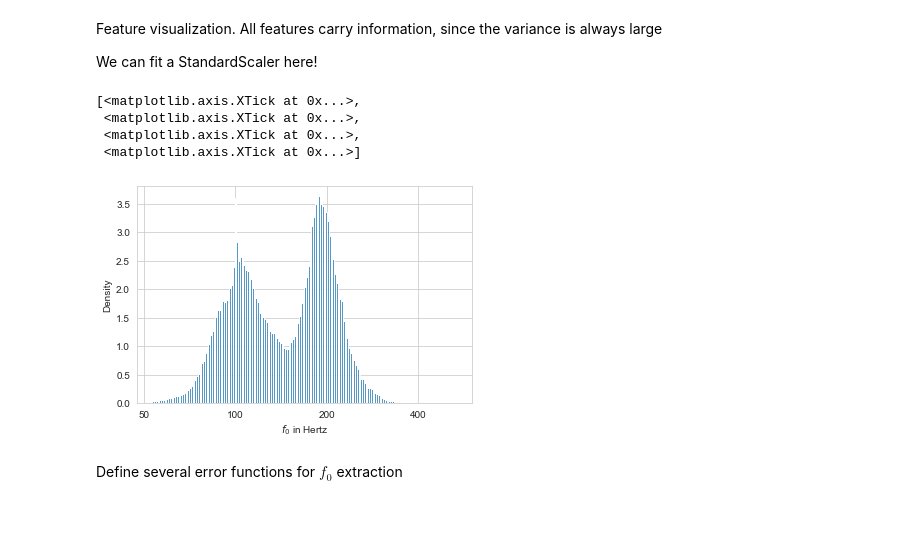
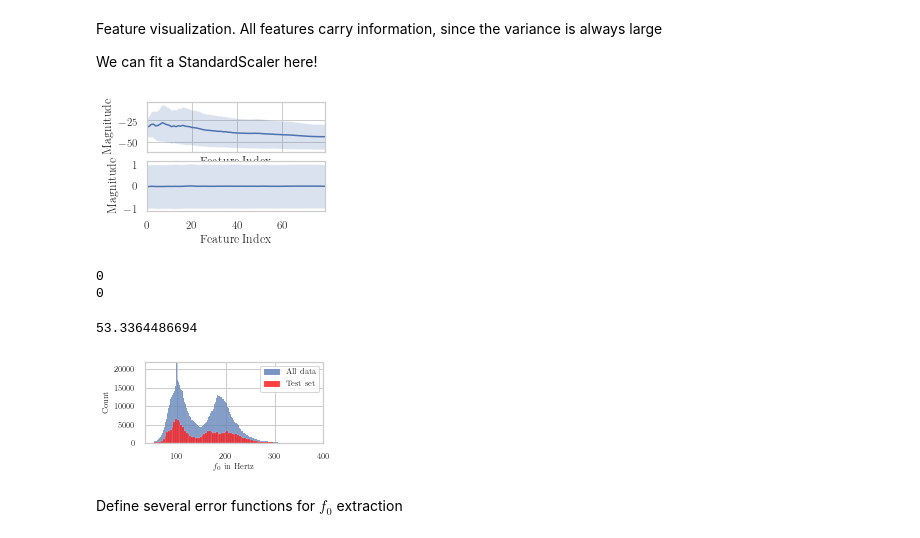
Before and after one commit to PlasmaControl/PyRCN, a Jupyter notebook: examples/f0_extraction.ipynb, the cells around one changed output. Drawn from its saved outputs; the diff is of its cells as text; code cells hidden in the pictures.

```diff
--- a/examples/f0_extraction.ipynb
+++ b/examples/f0_extraction.ipynb
@@ -27,16 +27,25 @@ from sklearn.utils import shuffle
 from sklearn.utils.fixes import loguniform
 from scipy.stats import uniform
 from sklearn.pipeline import Pipeline, FeatureUnion
-from sklearn.model_selection import train_test_split, ParameterGrid, GridSearchCV, RandomizedSearchCV
+from sklearn.model_selection import train_test_split, ParameterGrid, GridSearchCV, RandomizedSearchCV, cross_validate
 from sklearn.cluster import MiniBatchKMeans
-from sklearn.metrics import make_scorer
+from sklearn.metrics import make_scorer, zero_one_loss
 from pyrcn.metrics import mean_squared_error
 from pyrcn.model_selection import SequentialSearchCV
 from pyrcn.util import FeatureExtractor
 from pyrcn.datasets import fetch_ptdb_tug_dataset
 from pyrcn.echo_state_network import SeqToSeqESNRegressor
 from pyrcn.base import InputToNode, PredefinedWeightsInputToNode, NodeToNode
+import matplotlib as mpl
 import matplotlib.pyplot as plt
+sns.set_theme(style="whitegrid")
+plt.rcParams['text.latex.preamble']=[r"\usepackage{lmodern}"]
+params = {'text.usetex': True,
+          'font.size': 8,
+          'font.family': 'lmodern',
+         }
+plt.rcParams.update(params)
+mpl.rc('font', **{'family': 'serif'})
 from matplotlib import ticker
 from mpl_toolkits.mplot3d import Axes3D  # noqa: F401 unused import
 %matplotlib inline
@@ -46,7 +55,6 @@ set_matplotlib_formats('png', 'pdf')
 from mpl_toolkits.axes_grid1 import make_axes_locatable
 
 import librosa
-import librosa.display
 # %% [markdown]
 Print number of files that are included in the dataset
 # %%
@@ -55,7 +63,7 @@ def create_feature_extraction_pipeline(sr=16000):
                               ("normalize", FeatureExtractor(func=librosa.util.normalize, kw_args={"norm": np.inf}))])
 
     feature_extractor = Pipeline([("mel_spectrogram", FeatureExtractor(func=librosa.feature.melspectrogram,
-                                                                       kw_args={"sr": sr, "n_fft": 1024, "hop_length": 160,
+                                                                       kw_args={"sr": sr, "n_fft": 1024, "hop_length": 80,
                                                                                 "window": 'hann', "center": False,
                                                                                 "power": 2.0, "n_mels": 80, "fmin": 40,
                                                                                 "fmax": 4000, "htk": True})),
@@ -74,7 +82,7 @@ feature_extraction_pipeline = create_feature_extraction_pipeline()
 
 X_train, X_test, y_train, y_test = fetch_ptdb_tug_dataset(data_origin="Z:/Projekt-Pitch-Datenbank/SPEECH_DATA",
                                                           data_home=None, preprocessor=feature_extraction_pipeline,
-                                                          force_preprocessing=False)
+                                                          force_preprocessing=False, augment=0)
 # %% [markdown]
 Feature visualization. All features carry information, since the variance is always large
 
@@ -82,25 +90,27 @@ We can fit a StandardScaler here!
 # %%
 def tsplot(ax, data,**kw):
     x = np.arange(data.shape[1])
     est = np.mean(data, axis=0)
     sd = np.std(data, axis=0)
     cis = (est - sd, est + sd)
     ax.fill_between(x,cis[0],cis[1],alpha=0.2, **kw)
     ax.plot(x,est,**kw)
     ax.margins(x=0)
 
 fig, axs = plt.subplots(2, 1, sharex=True)
-fig.set_size_inches(4, 2.5)
+fig.set_size_inches(3.2, 2)
 tsplot(axs[0], np.concatenate(np.hstack((X_train, X_test))))
 axs[0].set_xlabel('Feature Index')
 axs[0].set_ylabel('Magnitude')
 scaler = StandardScaler().fit(np.concatenate(X_train))
 for k, X in enumerate(X_train):
     X_train[k] = scaler.transform(X=X)
 for k, X in enumerate(X_test):
     X_test[k] = scaler.transform(X=X)
 tsplot(axs[1], np.concatenate(np.hstack((X_train, X_test))))
 axs[1].set_xlabel('Feature Index')
 axs[1].set_ylabel('Magnitude')
 plt.grid()
 # plt.savefig('features_statistics.pdf', bbox_inches='tight', pad_inches=0)
+# %% [output]
+[figure, added]
@@ -110,16 +117,39 @@ np.min(all_y[all_y!=0]), np.max(all_y)
-# %%
-import matplotlib as mpl
-sns.set_style("whitegrid")
-ax = sns.histplot(x=all_y[all_y != 0], log_scale=True, stat="density")
-ax.set(xlabel=r'$f_{0}$ in Hertz', ylabel='Density')
-ax.xaxis.set_major_formatter(mpl.ticker.ScalarFormatter())
-ax.set_xticks([50, 100, 200, 400])
-# %% [output]
-[<matplotlib.axis.XTick at 0x...>,
- <matplotlib.axis.XTick at 0x...>,
- <matplotlib.axis.XTick at 0x...>,
- <matplotlib.axis.XTick at 0x...>]
-[figure, removed]
+# %%
+all_y_train = []
+for k in range(0, 1):
+    print(k)
+    all_y_train.append(np.vstack((np.concatenate(y_train), np.concatenate(y_test)))[:, 0] * 2**(k/12))
+all_y_test = []
+for k in range(0, 1):
+    print(k)
+    all_y_test.append(np.concatenate(y_test)[:, 0] * 2**(k/12))
+
+all_y_train = np.concatenate(all_y_train)
+all_y_test = np.concatenate(all_y_test)
+# %% [output]
+0
+0
+# %%
+np.min(all_y_test[all_y_test!=0])
+# %% [output]
+53.3364486694
+# %%
+fig, ax = plt.subplots()
+fig.set_size_inches(3.2, 1.5)
+sns.histplot(x=all_y_train[all_y_train!=0], stat="count", label="All data", ax=ax)  # , log_scale=True
+sns.histplot(x=all_y_test[all_y_test!=0], stat="count", label="Test set", color="red", ax=ax)  # , log_scale=True
+plt.xlabel(r"$f_{0}$ in Hertz", fontsize=8)
+plt.ylabel(r"Count", fontsize=8)
+ax.xaxis.set_major_formatter(mpl.ticker.ScalarFormatter())
+# ax.set_xticks([50, 100, 200, 400])
+ax.set_xlim([35, 400])
+ax.set_ylim([0, 22000])
+ax.tick_params(labelsize=8)
+plt.minorticks_off()
+plt.legend(prop={'size': 8})
+plt.savefig('ptdb_tug_ground_truth.pdf', bbox_inches='tight', pad_inches=0)
+# %% [output]
+[figure, added]
 # %% [markdown]
 Define several error functions for $f_{0}$ extraction
 # %%
```
Also changed, not shown: parts of 41 cells of this notebook, 5 other files.
